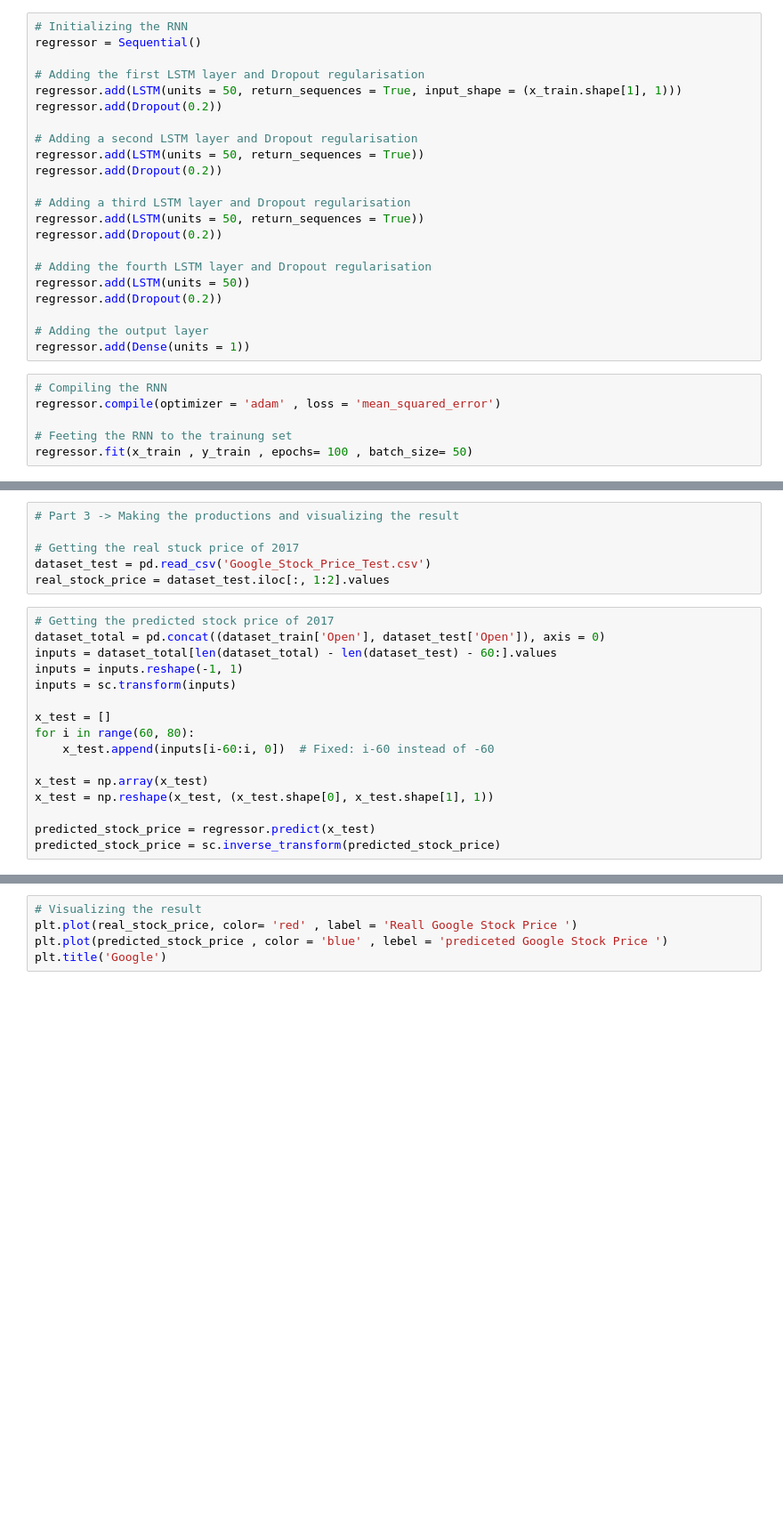
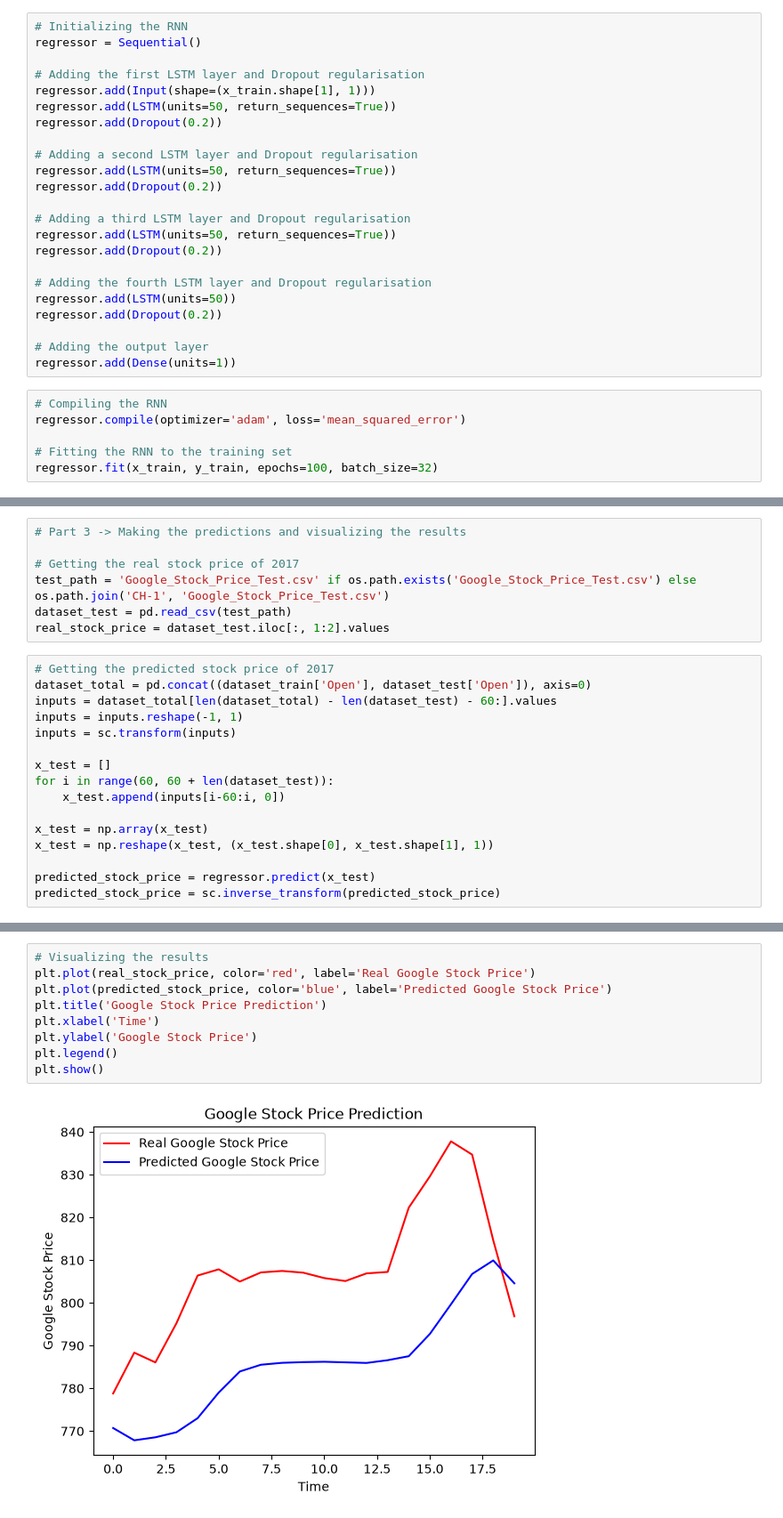
Before and after one commit to amanmahapatradev/LANGCHAIN, a Jupyter notebook: CH-1/LSTM.ipynb, the cells around one changed output, grey strips where cells are left out. Shown at 89% size. Cells and saved outputs as stored; diff of their text form; blank space fills up the shorter version.

```diff
--- a/CH-1/LSTM.ipynb
+++ b/CH-1/LSTM.ipynb
@@ -35,28 +61,29 @@ from keras.layers import Dropout
 regressor = Sequential()
 
 # Adding the first LSTM layer and Dropout regularisation
-regressor.add(LSTM(units = 50, return_sequences = True, input_shape = (x_train.shape[1], 1)))
+regressor.add(Input(shape=(x_train.shape[1], 1)))
+regressor.add(LSTM(units=50, return_sequences=True))
 regressor.add(Dropout(0.2))
 
 # Adding a second LSTM layer and Dropout regularisation
-regressor.add(LSTM(units = 50, return_sequences = True))
+regressor.add(LSTM(units=50, return_sequences=True))
 regressor.add(Dropout(0.2))
 
 # Adding a third LSTM layer and Dropout regularisation
-regressor.add(LSTM(units = 50, return_sequences = True))
+regressor.add(LSTM(units=50, return_sequences=True))
 regressor.add(Dropout(0.2))
 
 # Adding the fourth LSTM layer and Dropout regularisation
-regressor.add(LSTM(units = 50))
+regressor.add(LSTM(units=50))
 regressor.add(Dropout(0.2))
 
 # Adding the output layer
-regressor.add(Dense(units = 1))
+regressor.add(Dense(units=1))
 # %%
 # Compiling the RNN
-regressor.compile(optimizer = 'adam' , loss = 'mean_squared_error')
+regressor.compile(optimizer='adam', loss='mean_squared_error')
 
-# Feeting the RNN to the trainung set
-regressor.fit(x_train , y_train , epochs= 100 , batch_size= 50)
+# Fitting the RNN to the training set
+regressor.fit(x_train, y_train, epochs=100, batch_size=32)
 # %% [output]
 Epoch 1/100
@@ -79,20 +106,21 @@ Epoch 100/100
 <keras.src.callbacks.history.History at 0x...>
 # %%
-# Part 3 -> Making the productions and visualizing the result
+# Part 3 -> Making the predictions and visualizing the results
 
-# Getting the real stuck price of 2017
-dataset_test = pd.read_csv('Google_Stock_Price_Test.csv')
+# Getting the real stock price of 2017
+test_path = 'Google_Stock_Price_Test.csv' if os.path.exists('Google_Stock_Price_Test.csv') else os.path.join('CH-1', 'Google_Stock_Price_Test.csv')
+dataset_test = pd.read_csv(test_path)
 real_stock_price = dataset_test.iloc[:, 1:2].values
 # %%
 # Getting the predicted stock price of 2017
-dataset_total = pd.concat((dataset_train['Open'], dataset_test['Open']), axis = 0)
+dataset_total = pd.concat((dataset_train['Open'], dataset_test['Open']), axis=0)
 inputs = dataset_total[len(dataset_total) - len(dataset_test) - 60:].values
 inputs = inputs.reshape(-1, 1)
 inputs = sc.transform(inputs)
 
 x_test = []
-for i in range(60, 80):
-    x_test.append(inputs[i-60:i, 0])  # Fixed: i-60 instead of -60
+for i in range(60, 60 + len(dataset_test)):
+    x_test.append(inputs[i-60:i, 0])
 
 x_test = np.array(x_test)
 x_test = np.reshape(x_test, (x_test.shape[0], x_test.shape[1], 1))
@@ -104,5 +132,11 @@ predicted_stock_price = sc.inverse_transform(predicted_stock_price)
 # %%
-# Visualizing the result
-plt.plot(real_stock_price, color= 'red' , label = 'Reall Google Stock Price ')
-plt.plot(predicted_stock_price , color = 'blue' , lebel = 'prediceted Google Stock Price ')
-plt.title('Google')
+# Visualizing the results
+plt.plot(real_stock_price, color='red', label='Real Google Stock Price')
+plt.plot(predicted_stock_price, color='blue', label='Predicted Google Stock Price')
+plt.title('Google Stock Price Prediction')
+plt.xlabel('Time')
+plt.ylabel('Google Stock Price')
+plt.legend()
+plt.show()
+# %% [output]
+[figure, added]
```
Also changed, not shown: parts of 7 cells of this notebook, 1 other file.
